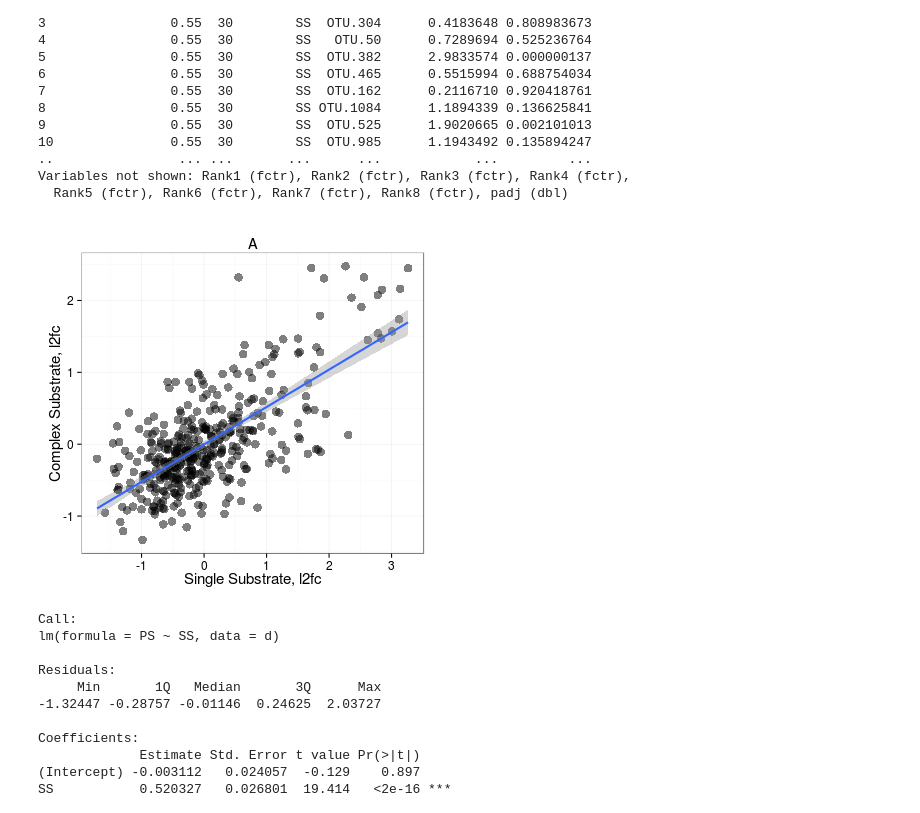
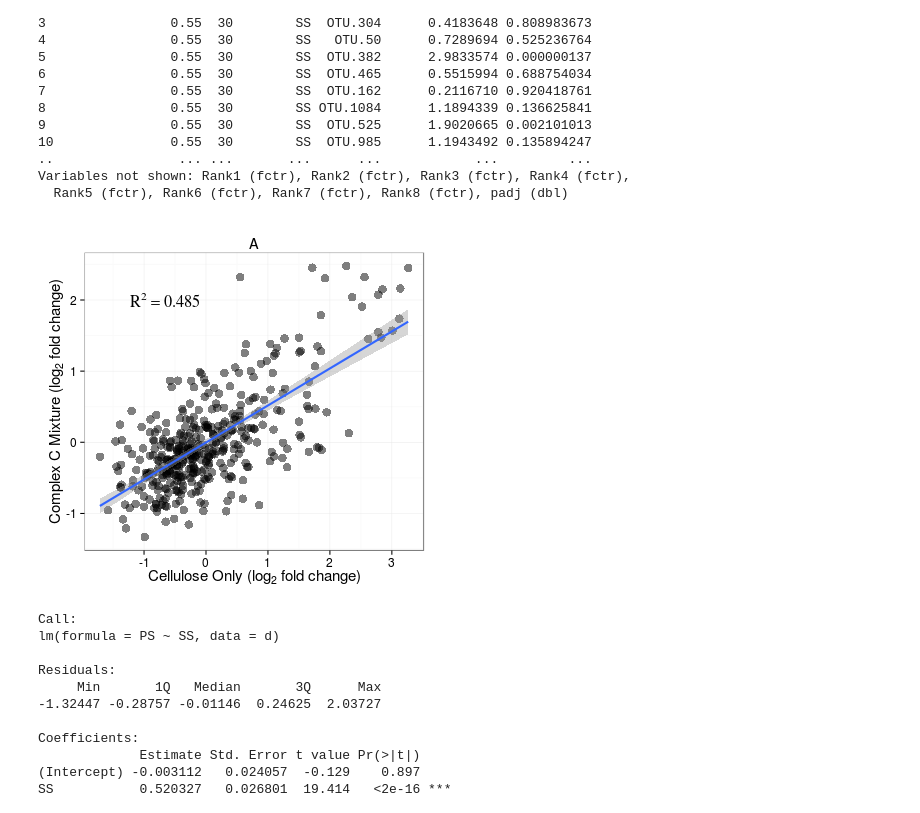
Before and after one commit to acampbellina/single_substrate, a Jupyter notebook: LinReg_3Panel_Fig.ipynb, the cells around one changed output. Cells and saved outputs as stored; diff of their text form; code cells hidden in the pictures.

```diff
--- a/LinReg_3Panel_Fig.ipynb
+++ b/LinReg_3Panel_Fig.ipynb
@@ -88,30 +106,35 @@ Variables not shown: Rank1 (fctr), Rank2 (fctr), Rank3 (fctr), Rank4 (fctr),
 # %%
 %%R -w 400 -h 375
+
+#r.sq = expression(paste(~~italic(r)^2, "= 0.485", sep = ""))
+
 d = sample.data %>% select(OTU, Treatment, log2FoldChange) %>% spread(Treatment, log2FoldChange)
 
 p1 = ggplot(d, aes(x = SS, y = PS))
 
 p1 = p1 + geom_point(alpha = 0.5, size = 4)
 
 p1 = p1 + stat_smooth(method = "lm", size = 1)
 
-p1 = p1 + labs(x = "Single Substrate, l2fc",
-            y = "Complex Substrate, l2fc")
+p1 = p1 + labs(x = expression(paste("Cellulose Only (", log[2]," fold change)",sep="")),
+            y = expression(paste("Complex C Mixture (", log[2]," fold change)",sep=""))
+               )
 
 p1 = p1 + ggtitle("A")
 p1 = p1 + theme(plot.title = element_text(hjust = -0.45, vjust=2.12))
 #p1 = p1 + theme(plot.title = element_text(hjust = -0.1, size = 20))
 
 p1 = p1 + theme_bw()
 p1 = p1 + theme(axis.title.x = element_text(size=15))
 p1 = p1 + theme(axis.title.y = element_text(size=15))
 p1 = p1 + theme(axis.text.x = element_text(size=12))
 p1 = p1 + theme(axis.text.y = element_text(size=12))
+p1 = p1 + annotate("text", x=-0.1, y=2, label = "R^{2}==0.485", hjust=1, size=5.75, family="Times", parse=TRUE)
 
 
 p1
 # %% [output]
-[figure, old version]
+[figure, new version]
 # %%
 %%R
 fit = lm(PS ~ SS, d)
```
Also changed, not shown: parts of 6 cells of this notebook, 2 other files.
